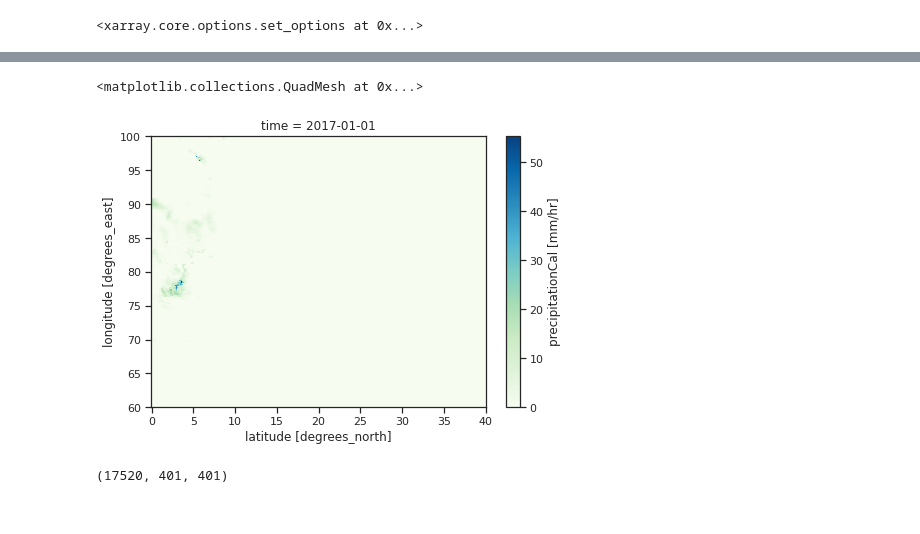
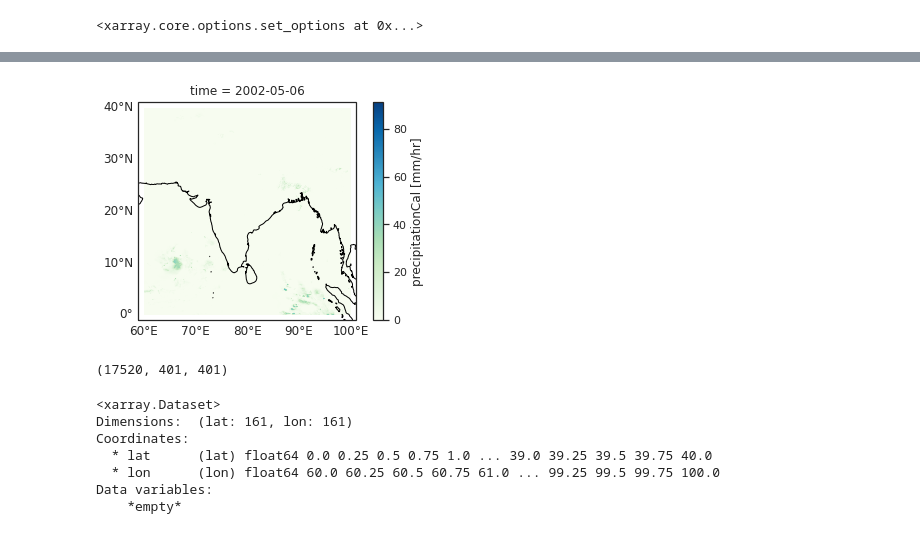
Before and after one commit to adisen99/msc_project, a Jupyter notebook: test.ipynb, the cells around one changed output, grey strips where cells are left out. Drawn from its saved outputs; the diff is of its cells as text; code cells hidden in the pictures.

```diff
--- a/test.ipynb
+++ b/test.ipynb
@@ -22,5 +25,5 @@ xr.set_options(cmap_divergent='RdBu_r', cmap_sequential='GnBu')
 # %% [output]
 <xarray.core.options.set_options at 0x...>
 # %%
-ds1 = xr.open_dataset('./data/GPM_data/gpm_2017.nc')
+ds1 = xr.open_dataset('./data/GPM_data/gpm_2002.nc', chunks={'time': 500})
 # %%
@@ -28,9 +130,30 @@ ds1 = xr.open_dataset('./data/GPM_data/gpm_2017.nc')
 # %%
-ds1.precipitationCal.isel(time = 0).plot(size=5)
+ax = plt.axes(projection=ccrs.PlateCarree())
+ax.set_extent([59, 101, -1, 41], crs=ccrs.PlateCarree())
+ds1.precipitationCal.transpose('time', 'lat', 'lon').isel(time = 6000).plot(ax = ax)
+ax.coastlines()
+gridliner = ax.gridlines(crs=ccrs.PlateCarree(), draw_labels=True, linewidth=2, color='gray', alpha=0.1, linestyle='--')
+gridliner.top_labels = False
+gridliner.right_labels = False
+gridliner.ylines = False  # you need False
+gridliner.xlines = False  # you need False
 # %% [output]
-<matplotlib.collections.QuadMesh at 0x...>
-[figure, old version]
+[figure, new version]
 # %%
 ds1.precipitationCal.shape
 # %% [output]
 (17520, 401, 401)
+# %%
+ds_out = xr.Dataset({'lat': (['lat'], np.arange(0, 40.25, 0.25)),
+                     'lon': (['lon'], np.arange(60, 100.25, 0.25)),
+                    }
+                   )
+ds_out
+# %% [output]
+<xarray.Dataset>
+Dimensions:  (lat: 161, lon: 161)
+Coordinates:
+  * lat      (lat) float64 0.0 0.25 0.5 0.75 1.0 ... 39.0 39.25 39.5 39.75 40.0
+  * lon      (lon) float64 60.0 60.25 60.5 60.75 61.0 ... 99.25 99.5 99.75 100.0
+Data variables:
+    *empty*
```
Also changed, not shown: parts of 5 cells of this notebook, 6 other files.
